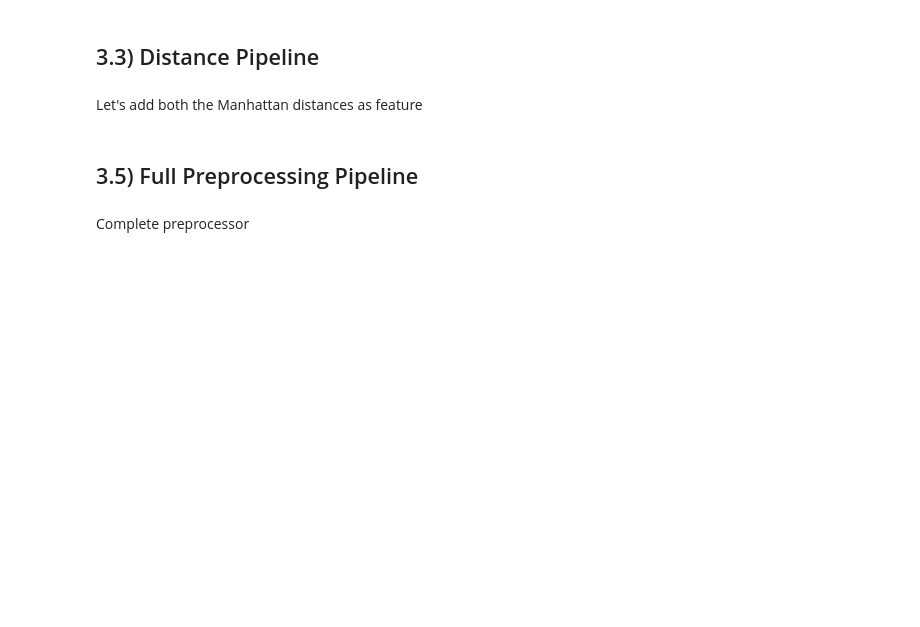
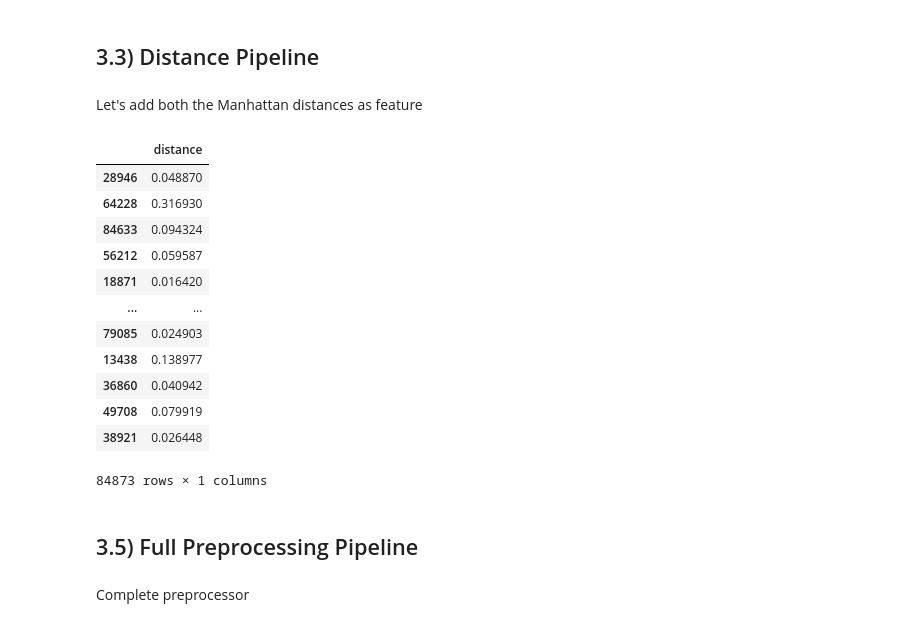
Before and after one commit to pyzagrad/taxifare, a Jupyter notebook: notebooks/datascientist_deliverable_refactored.ipynb, the cells around one changed output. Cells and saved outputs as stored; diff of their text form; code cells hidden in the pictures; blank space fills up the shorter version.

```diff
--- a/notebooks/datascientist_deliverable_refactored.ipynb
+++ b/notebooks/datascientist_deliverable_refactored.ipynb
@@ -380,13 +491,3 @@ time_pipe = make_pipeline(
 Let's add both the Manhattan distances as feature
 # %%
 lonlat_features = ["pickup_latitude", "pickup_longitude", "dropoff_latitude", "dropoff_longitude"]
-# %%
-def manhattan_distance_for_pipe(df):
-    distance = manhattan_distance_vectorized(df, *lonlat_features)
-    return pd.DataFrame({'distance': distance})
-# %%
-def scale_distance(dist):
-    dist_min = 0
-    dist_max = 100
-    scaled = (dist - dist_min) / (dist_max - dist_min)
-    return scaled
@@ -393,11 +498,24 @@ def scale_distance(dist):
 # %%
 distance_pipe = make_pipeline(
     FunctionTransformer(manhattan_distance_for_pipe),
     FunctionTransformer(scale_distance)
     )
-distance_pipe
 
 distance_pipe.fit_transform(X_train[lonlat_features])
+# %% [output]
+|  | distance |
+| 28946 | 0.048870 |
+| 64228 | 0.316930 |
+| 84633 | 0.094324 |
+| 56212 | 0.059587 |
+| 18871 | 0.016420 |
+| ... | ... |
+| 79085 | 0.024903 |
+| 13438 | 0.138977 |
+| 36860 | 0.040942 |
+| 49708 | 0.079919 |
+| 38921 | 0.026448 |
+84873 rows × 1 columns
 # %% [markdown]
 ## 3.5) Full Preprocessing Pipeline
 # %% [markdown]
```
Also changed, not shown: parts of 34 cells of this notebook, 2 other files.
